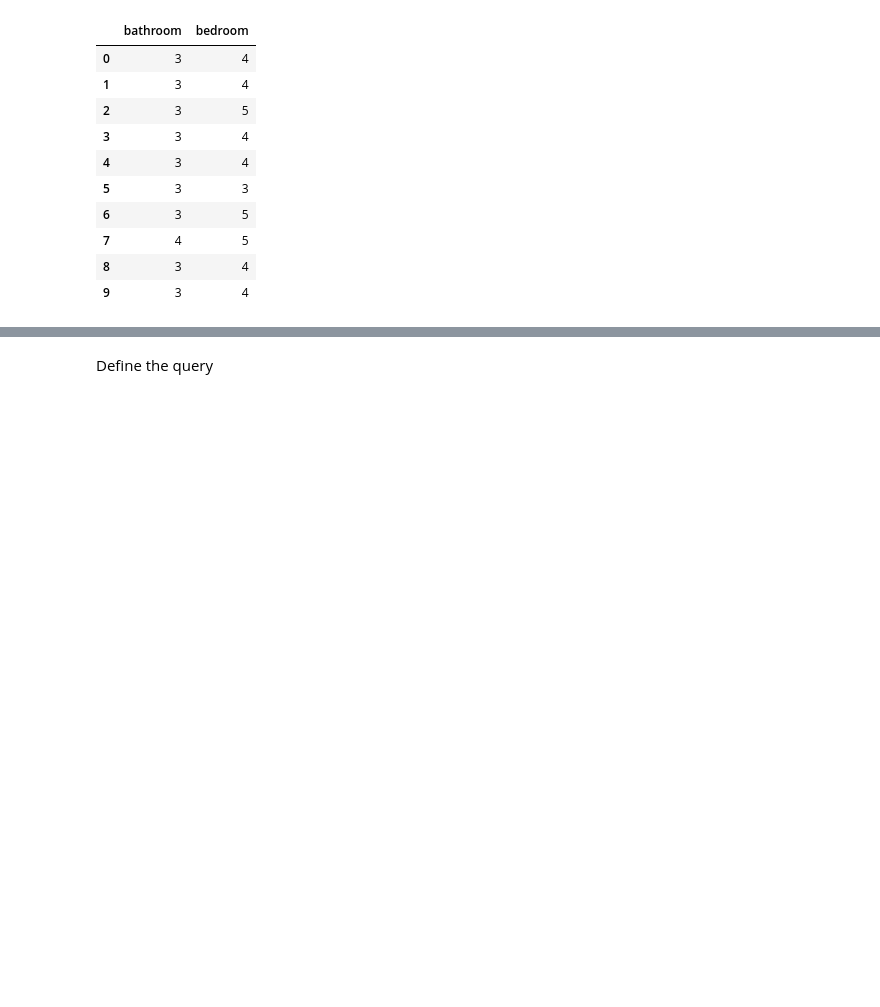
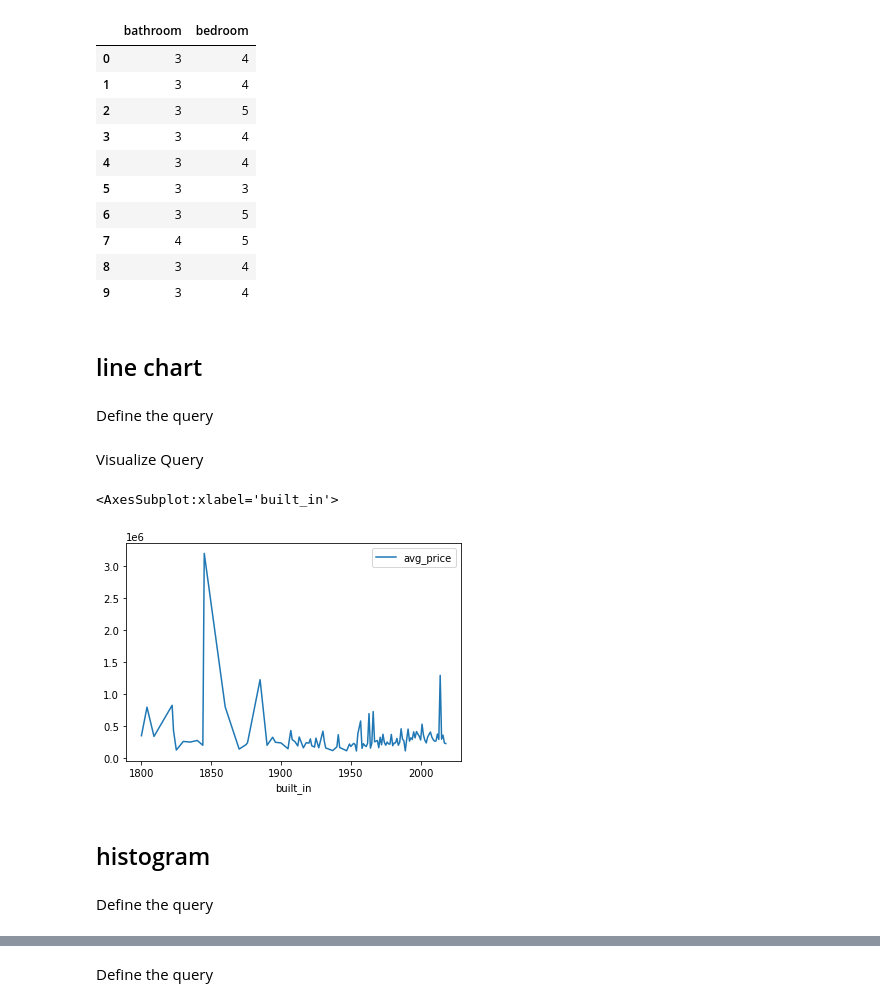
Before and after one commit to Palabone8/IA340, a Jupyter notebook: lec4.ipynb, the cells around one changed output, grey strips where cells are left out. Saved outputs shown, nothing was run; the diff lists cells and outputs as text; code cells hidden in the pictures; blank space fills up the shorter version.

```diff
--- a/lec4.ipynb
+++ b/lec4.ipynb
@@ -64,3 +70,28 @@ df[:10]
 | 7 | 4 | 5 |
 | 8 | 3 | 4 |
 | 9 | 3 | 4 |
+# %% [markdown]
+## line chart
+# %% [markdown]
+Define the query
+# %%
+sql_statement= """
+                select built_in,
+                avg(price) as avg_price
+                from public.house_price_full
+                group by built_in
+                order by built_in
+                """
+# %% [markdown]
+Visualize Query
+# %%
+df_price=pandas.read_sql_query(sql_statement,conn)
+
+df_price.plot(y='avg_price',x='built_in')
+# %% [output]
+<AxesSubplot:xlabel='built_in'>
+[figure, added]
+# %% [markdown]
+## histogram
+# %% [markdown]
+Define the query
```
Also changed, not shown: parts of 17 cells of this notebook, 1 other file.
